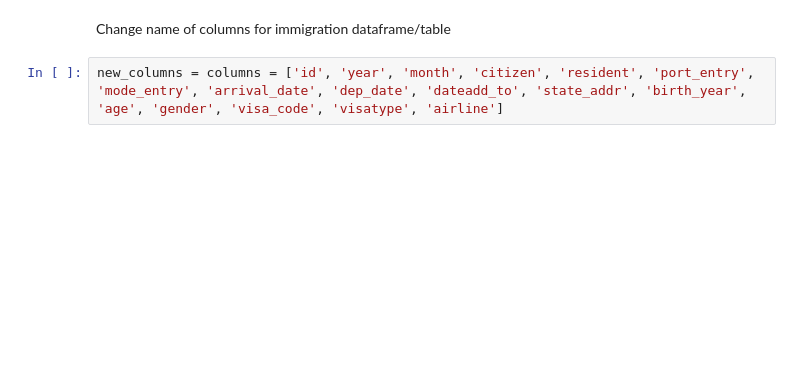
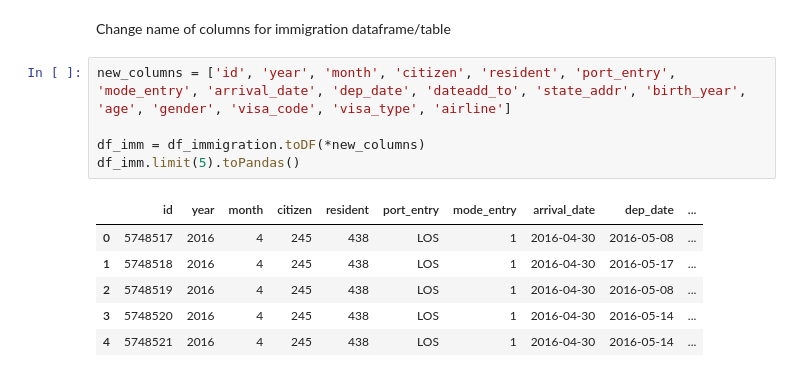
Before and after one commit to kennycontreras/us_national_tourism, a Jupyter notebook: us_national_tourism.ipynb, the cells around one changed output. Cells and saved outputs as stored; diff of their text form; blank space fills up the shorter version.

Commit message:
Add immigration dataframe into function

```diff
--- a/us_national_tourism.ipynb
+++ b/us_national_tourism.ipynb
@@ -536,4 +536,14 @@ df_immigration.limit(5).toPandas()
 # %% [markdown]
 Change name of columns for immigration dataframe/table
 # %%
-new_columns = columns = ['id', 'year', 'month', 'citizen', 'resident', 'port_entry', 'mode_entry', 'arrival_date', 'dep_date', 'dateadd_to', 'state_addr', 'birth_year', 'age', 'gender', 'visa_code', 'visatype', 'airline']
+new_columns = ['id', 'year', 'month', 'citizen', 'resident', 'port_entry', 'mode_entry', 'arrival_date', 'dep_date', 'dateadd_to', 'state_addr', 'birth_year', 'age', 'gender', 'visa_code', 'visa_type', 'airline']
+
+df_imm = df_immigration.toDF(*new_columns)
+df_imm.limit(5).toPandas()
+# %% [output]
+|  | id | year | month | citizen | resident | port_entry | mode_entry | arrival_date | dep_date | ... |
+| 0 | 5748517 | 2016 | 4 | 245 | 438 | LOS | 1 | 2016-04-30 | 2016-05-08 | ... |
+| 1 | 5748518 | 2016 | 4 | 245 | 438 | LOS | 1 | 2016-04-30 | 2016-05-17 | ... |
+| 2 | 5748519 | 2016 | 4 | 245 | 438 | LOS | 1 | 2016-04-30 | 2016-05-08 | ... |
+| 3 | 5748520 | 2016 | 4 | 245 | 438 | LOS | 1 | 2016-04-30 | 2016-05-14 | ... |
+| 4 | 5748521 | 2016 | 4 | 245 | 438 | LOS | 1 | 2016-04-30 | 2016-05-14 | ... |
```
Also changed, not shown: parts of 1 cell of this notebook, 1 other file.
